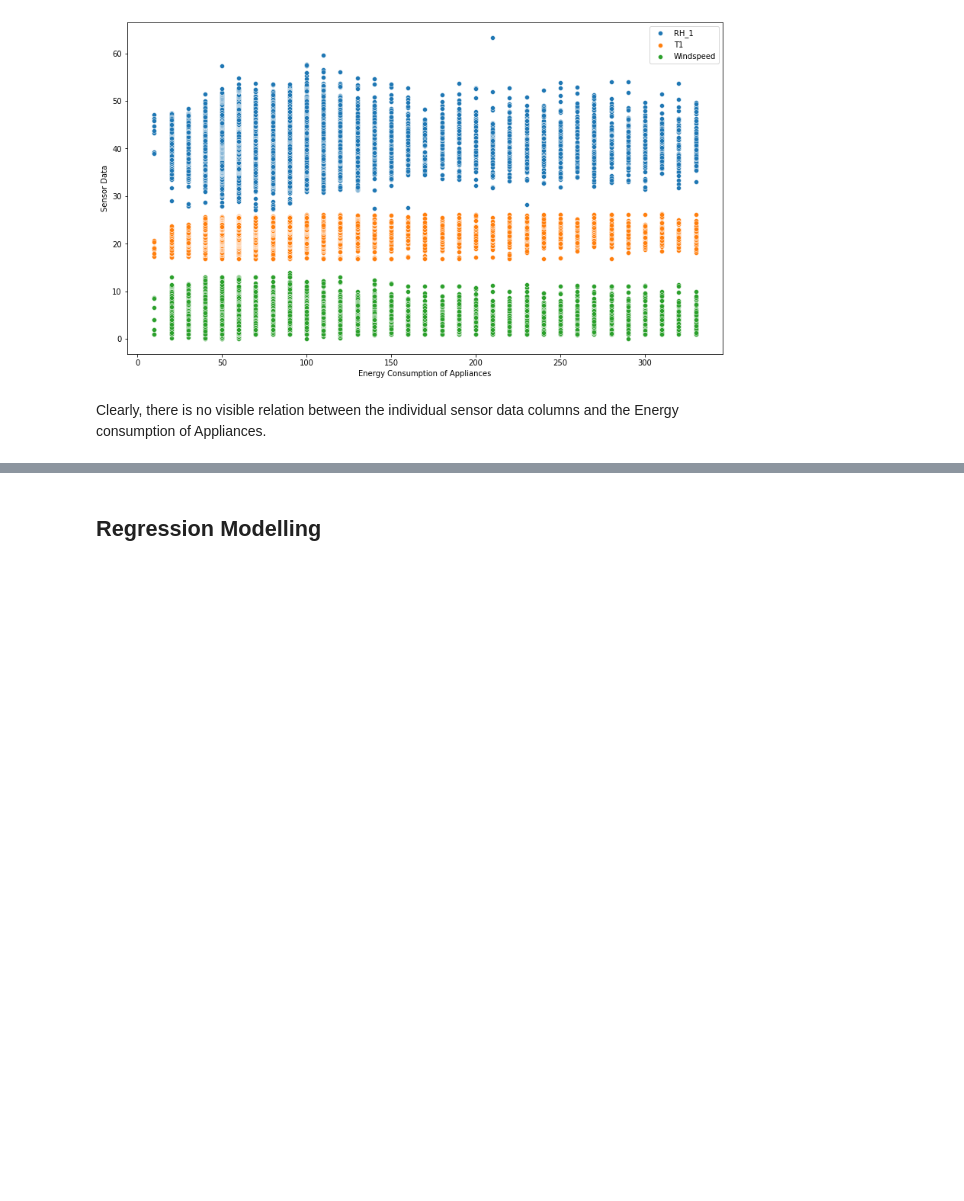
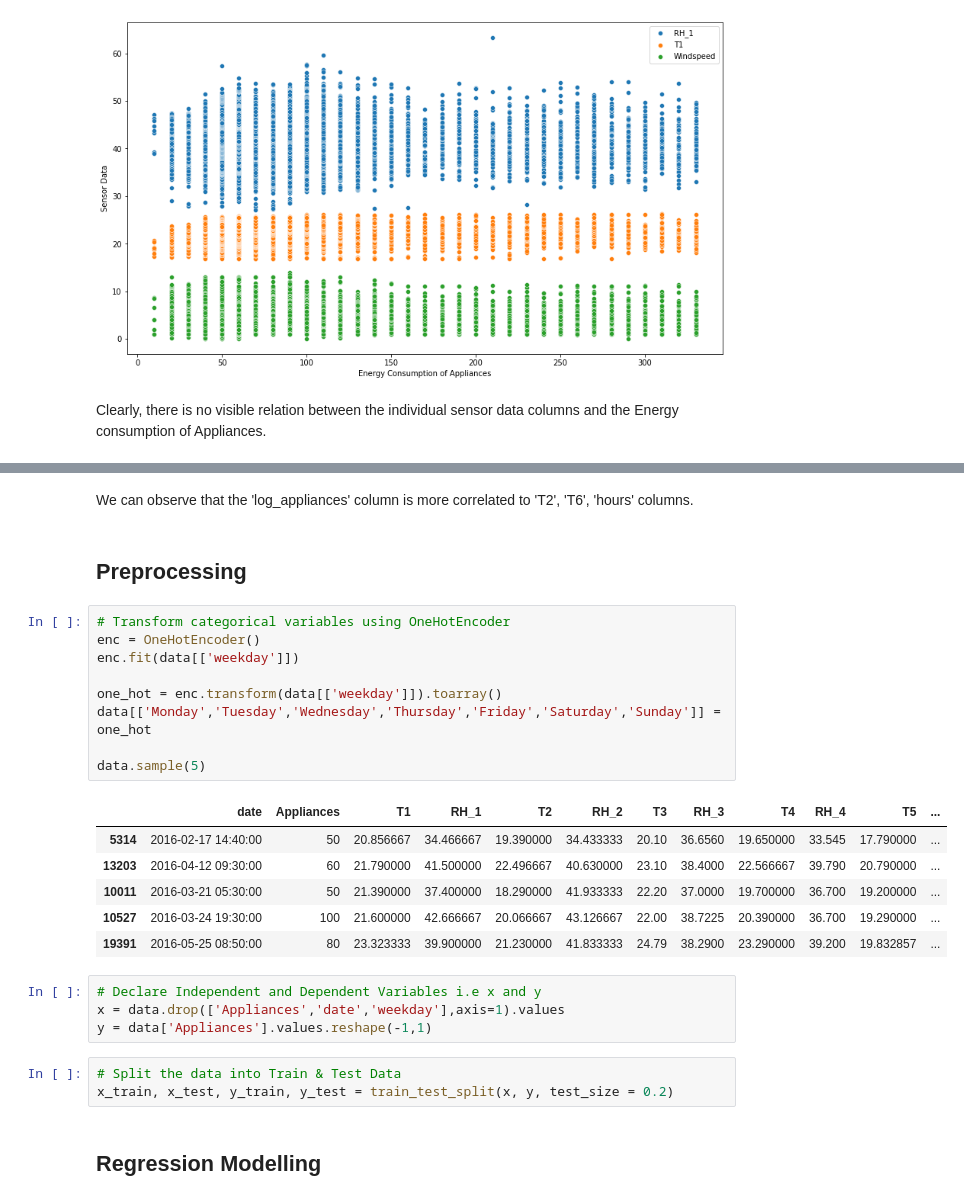
Before and after one commit to kapeeshvarma/Appliances-Energy-Prediction, a Jupyter notebook: Appliances_Energy_Prediction_Capstone_Project.ipynb, the cells around one changed output, grey strips where cells are left out. Cells and saved outputs as stored; diff of their text form; blank space fills up the shorter version.

```diff
--- a/Appliances_Energy_Prediction_Capstone_Project.ipynb
+++ b/Appliances_Energy_Prediction_Capstone_Project.ipynb
@@ -171,2 +162,29 @@ ax = sns.heatmap(data.corr())
+# %% [markdown]
+We can observe that the 'log_appliances' column is more correlated to 'T2', 'T6', 'hours' columns.
+# %% [markdown]
+## Preprocessing
+# %%
+# Transform categorical variables using OneHotEncoder
+enc = OneHotEncoder()
+enc.fit(data[['weekday']])
+
+one_hot = enc.transform(data[['weekday']]).toarray()
+data[['Monday','Tuesday','Wednesday','Thursday','Friday','Saturday','Sunday']] = one_hot
+
+data.sample(5)
+# %% [output]
+|  | date | Appliances | T1 | RH_1 | T2 | RH_2 | T3 | RH_3 | T4 | RH_4 | T5 | ... |
+| 5314 | 2016-02-17 14:40:00 | 50 | 20.856667 | 34.466667 | 19.390000 | 34.433333 | 20.10 | 36.6560 | 19.650000 | 33.545 | 17.790000 | ... |
+| 13203 | 2016-04-12 09:30:00 | 60 | 21.790000 | 41.500000 | 22.496667 | 40.630000 | 23.10 | 38.4000 | 22.566667 | 39.790 | 20.790000 | ... |
+| 10011 | 2016-03-21 05:30:00 | 50 | 21.390000 | 37.400000 | 18.290000 | 41.933333 | 22.20 | 37.0000 | 19.700000 | 36.700 | 19.200000 | ... |
+| 10527 | 2016-03-24 19:30:00 | 100 | 21.600000 | 42.666667 | 20.066667 | 43.126667 | 22.00 | 38.7225 | 20.390000 | 36.700 | 19.290000 | ... |
+| 19391 | 2016-05-25 08:50:00 | 80 | 23.323333 | 39.900000 | 21.230000 | 41.833333 | 24.79 | 38.2900 | 23.290000 | 39.200 | 19.832857 | ... |
+# %%
+# Declare Independent and Dependent Variables i.e x and y
+x = data.drop(['Appliances','date','weekday'],axis=1).values
+y = data['Appliances'].values.reshape(-1,1)
+# %%
+# Split the data into Train & Test Data
+x_train, x_test, y_train, y_test = train_test_split(x, y, test_size = 0.2)
 # %% [markdown]
 ## Regression Modelling
```
Also changed, not shown: parts of 7 cells of this notebook.
